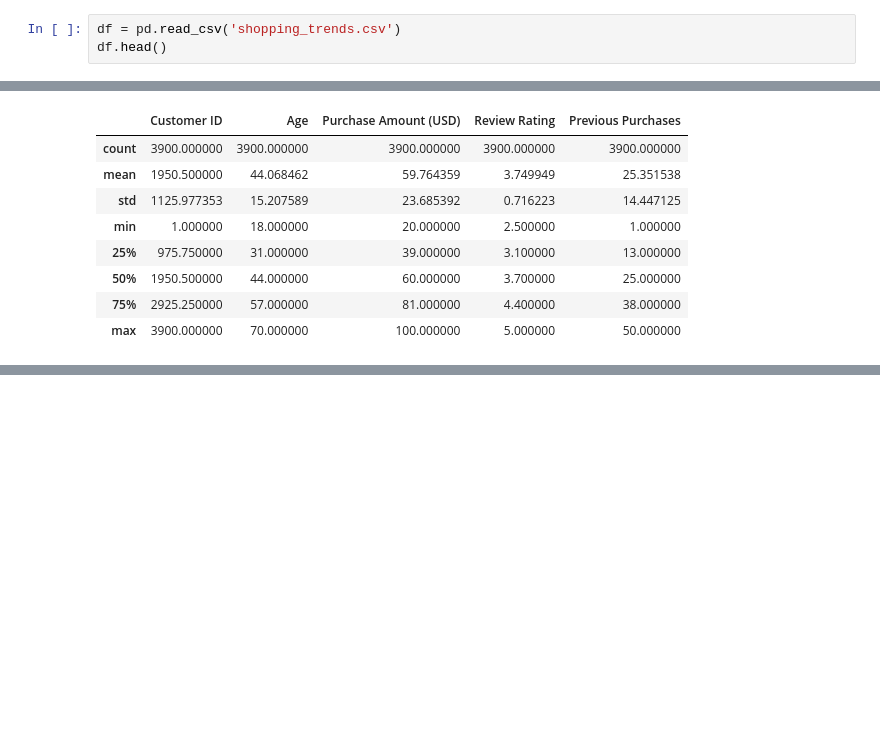
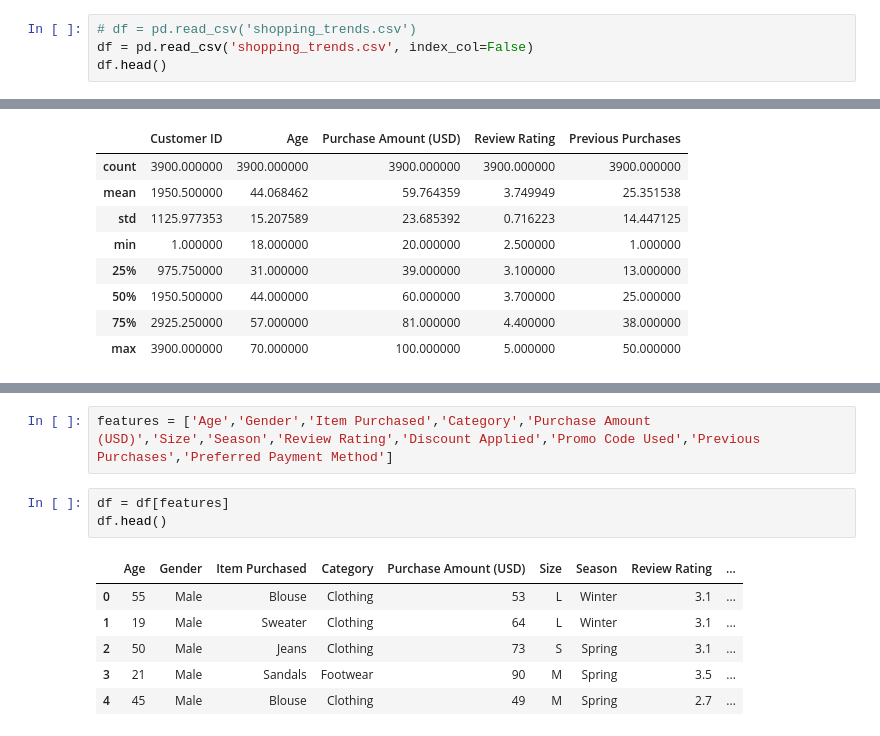
Before and after one commit to AaryanGole26/ACE_CustomerConnect, a Jupyter notebook: data.ipynb, the cells around one changed output, grey strips where cells are left out. Cells and saved outputs as stored; diff of their text form; blank space fills up the shorter version.

```diff
--- a/data.ipynb
+++ b/data.ipynb
@@ -5,5 +6,6 @@ import matplotlib.pyplot as plt
 # %%
-df = pd.read_csv('shopping_trends.csv')
+# df = pd.read_csv('shopping_trends.csv')
+df = pd.read_csv('shopping_trends.csv', index_col=False)
 df.head()
 # %% [output]
 |  | Customer ID | Age | Gender | Item Purchased | Category | Purchase Amount (USD) | Location | Size | ... |
@@ -50,0 +96,12 @@ df.describe()
+# %%
+features = ['Age','Gender','Item Purchased','Category','Purchase Amount (USD)','Size','Season','Review Rating','Discount Applied','Promo Code Used','Previous Purchases','Preferred Payment Method']
+# %%
+df = df[features]
+df.head()
+# %% [output]
+|  | Age | Gender | Item Purchased | Category | Purchase Amount (USD) | Size | Season | Review Rating | ... |
+| 0 | 55 | Male | Blouse | Clothing | 53 | L | Winter | 3.1 | ... |
+| 1 | 19 | Male | Sweater | Clothing | 64 | L | Winter | 3.1 | ... |
+| 2 | 50 | Male | Jeans | Clothing | 73 | S | Spring | 3.1 | ... |
+| 3 | 21 | Male | Sandals | Footwear | 90 | M | Spring | 3.5 | ... |
+| 4 | 45 | Male | Blouse | Clothing | 49 | M | Spring | 2.7 | ... |
```
Also changed, not shown: parts of 23 cells of this notebook, 15 other files.
